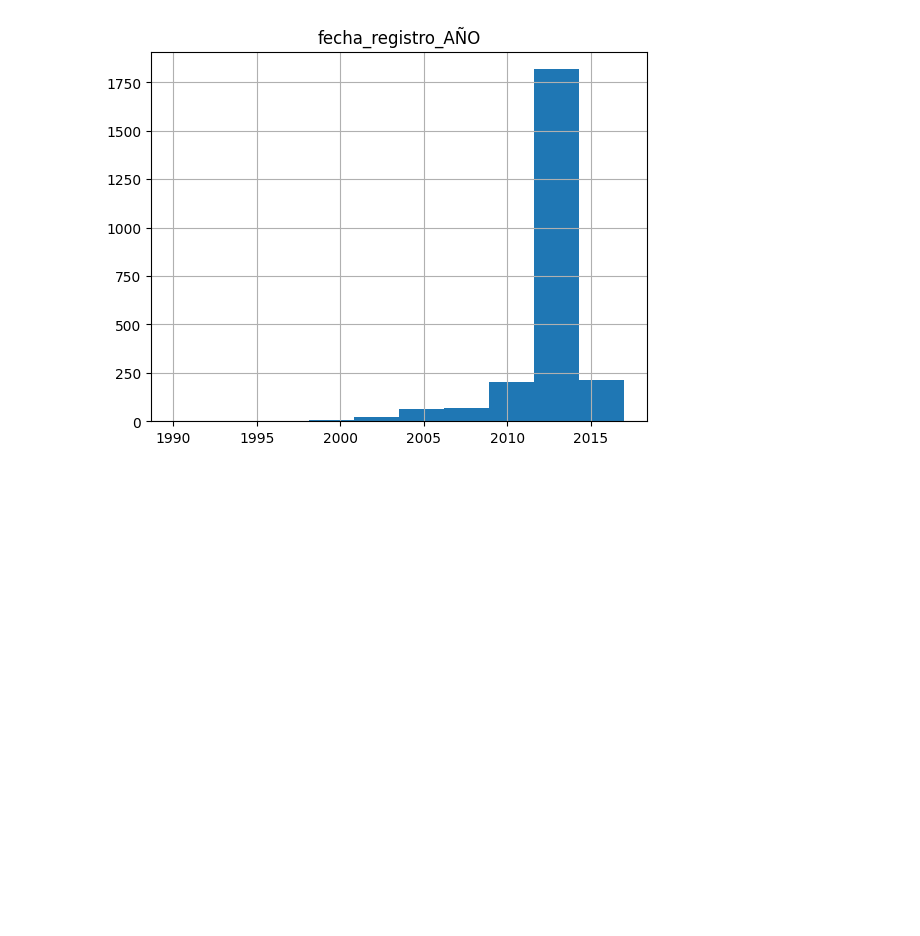
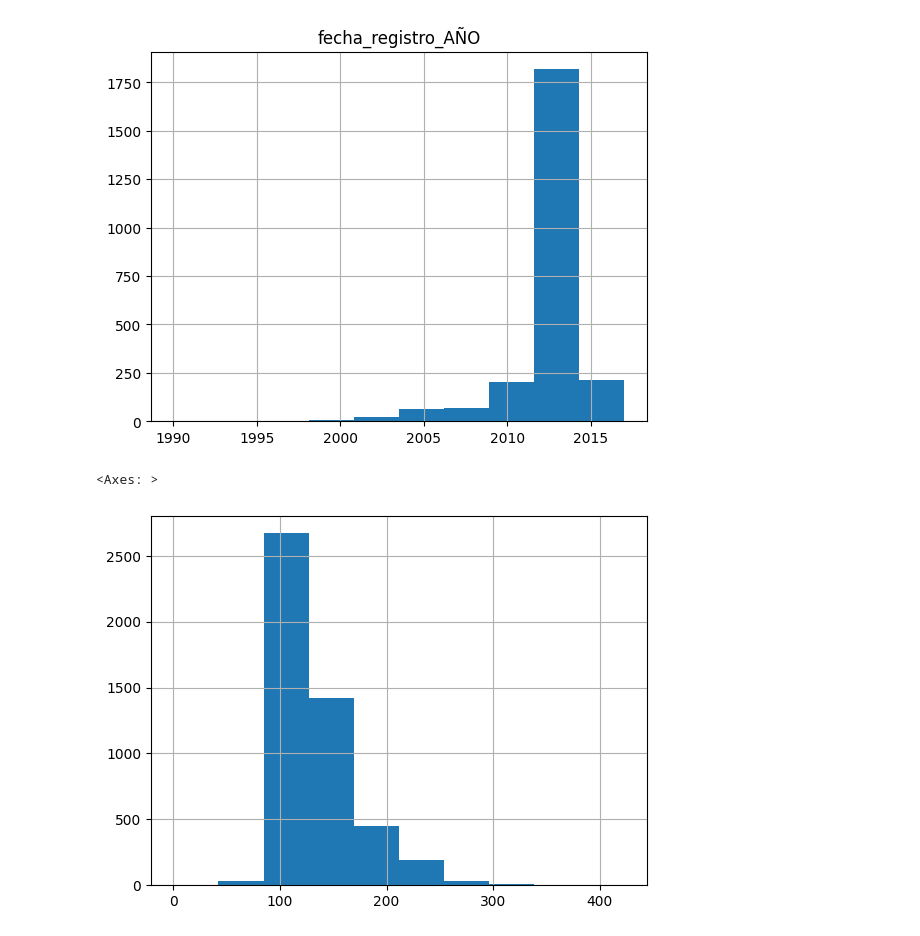
Before and after one commit to SyM97/primer_entregable, a Jupyter notebook: practica_entregable.ipynb, the cells around one changed output. Drawn from its saved outputs; the diff is of its cells as text; code cells hidden in the pictures; blank space fills up the shorter version.

```diff
--- a/practica_entregable.ipynb
+++ b/practica_entregable.ipynb
@@ -146,3 +146,10 @@ i8                   1
 [figure]
 [figure]
 [figure]
+# %%
+df4_bmw = df3_bmw.copy()
+# %%
+df4_bmw['potencia'].hist()
+# %% [output]
+<Axes: >
+[figure, added]
```
Also changed, not shown: parts of 7 cells of this notebook.
